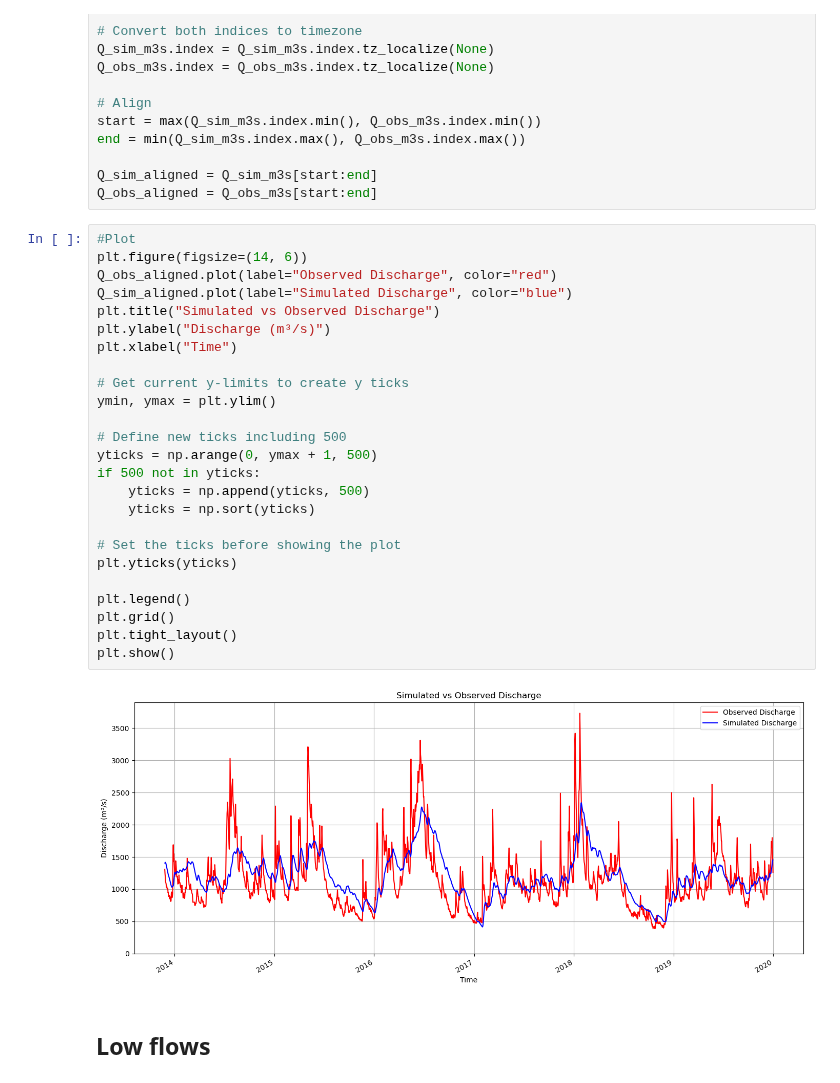
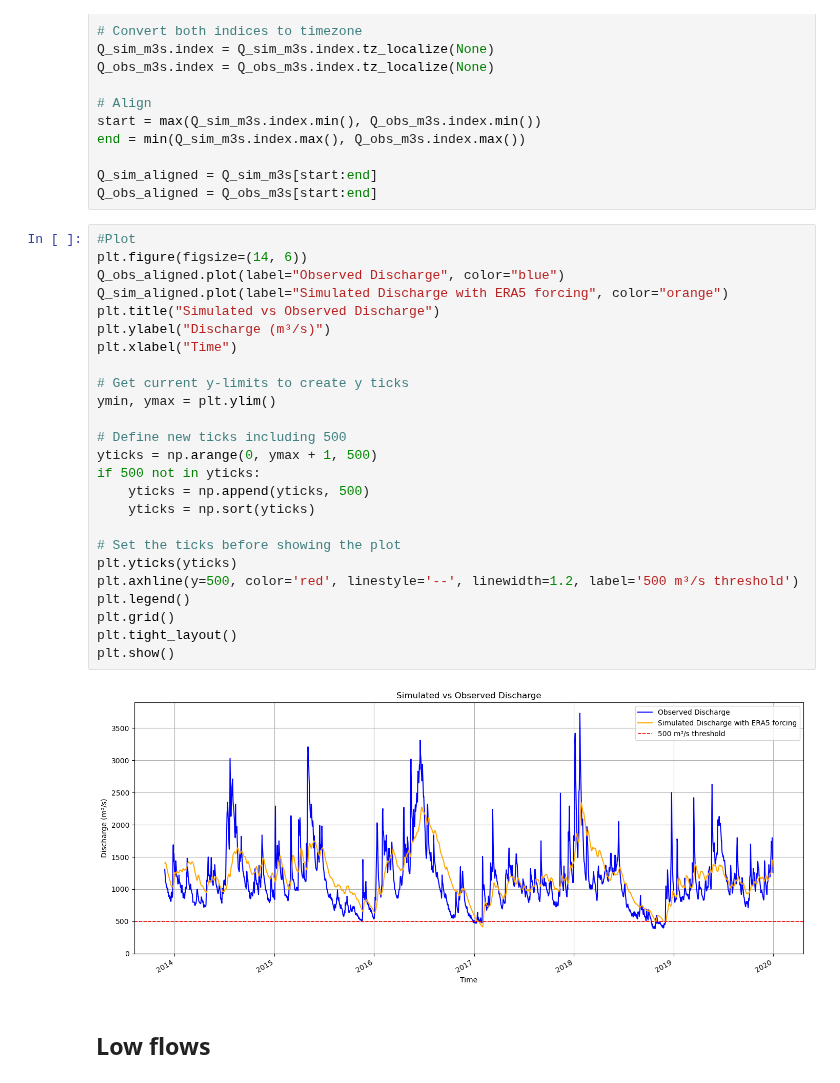
Before and after one commit to eWaterCycle/projects, a Jupyter notebook: book/thesis_projects/BSc/2025_Q4_ElkeSchokking_CEG/work in progress/HBV_FR000119_RMSE & EMD.ipynb, the cells around one changed output. Drawn from its saved outputs; the diff is of its cells as text.

```diff
--- a/book/thesis_projects/BSc/2025_Q4_ElkeSchokking_CEG/work in progress/HBV_FR000119_RMSE & EMD.ipynb
+++ b/book/thesis_projects/BSc/2025_Q4_ElkeSchokking_CEG/work in progress/HBV_FR000119_RMSE & EMD.ipynb
@@ -204,30 +206,30 @@ Q_obs_aligned = Q_obs_m3s[start:end]
 # %%
 #Plot
 plt.figure(figsize=(14, 6))
-Q_obs_aligned.plot(label="Observed Discharge", color="red")
-Q_sim_aligned.plot(label="Simulated Discharge", color="blue")
+Q_obs_aligned.plot(label="Observed Discharge", color="blue")
+Q_sim_aligned.plot(label="Simulated Discharge with ERA5 forcing", color="orange")
 plt.title("Simulated vs Observed Discharge")
 plt.ylabel("Discharge (m³/s)")
 plt.xlabel("Time")
 
 # Get current y-limits to create y ticks
 ymin, ymax = plt.ylim()
 
 # Define new ticks including 500
 yticks = np.arange(0, ymax + 1, 500)
 if 500 not in yticks:
     yticks = np.append(yticks, 500)
     yticks = np.sort(yticks)
 
 # Set the ticks before showing the plot
 plt.yticks(yticks)
-
+plt.axhline(y=500, color='red', linestyle='--', linewidth=1.2, label='500 m³/s threshold')
 plt.legend()
 plt.grid()
 plt.tight_layout()
 plt.show()
 # %% [output]
-[figure, old version]
+[figure, new version]
 # %% [markdown]
 ## Low flows
 # %%
```
Also changed, not shown: parts of 9 cells of this notebook.
